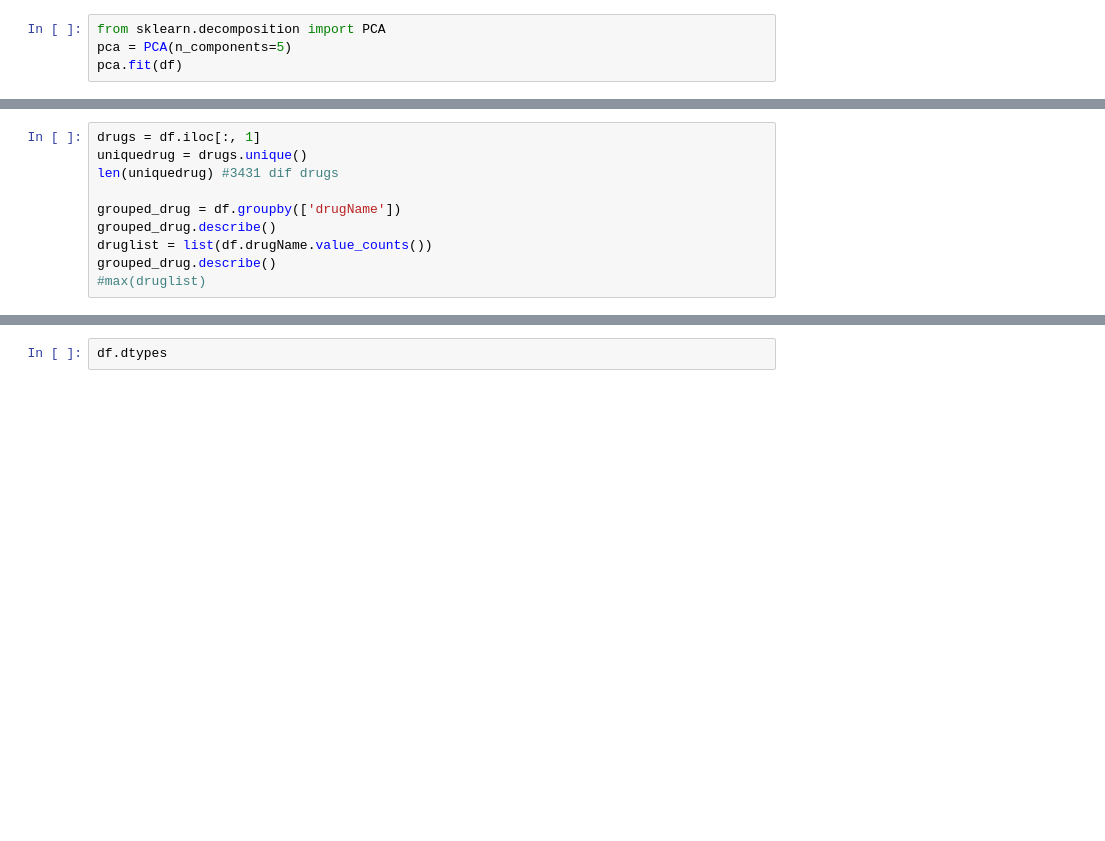
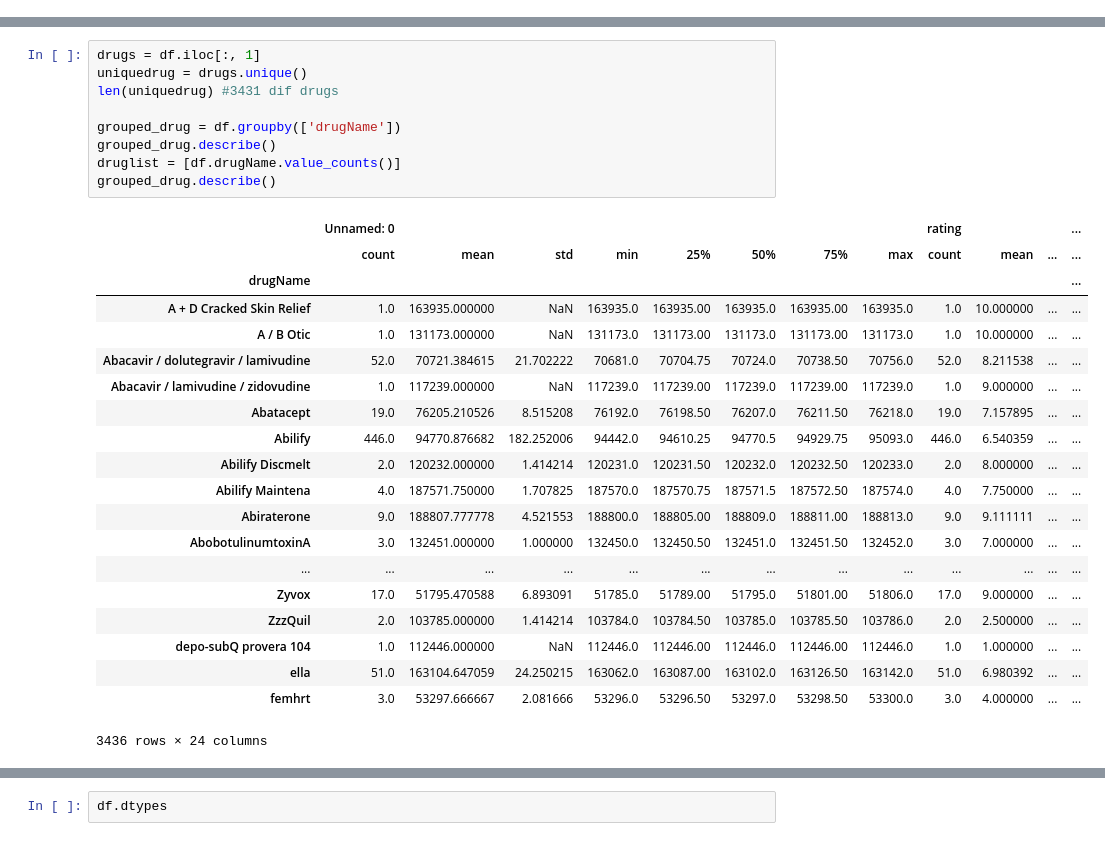
Before and after one commit to saxena-sagar/AppliedML, a Jupyter notebook: Code/PersonalisedDrug.ipynb, the cells around one changed output, grey strips where cells are left out. Cells and saved outputs as stored; diff of their text form; blank space fills up the shorter version.

```diff
--- a/Code/PersonalisedDrug.ipynb
+++ b/Code/PersonalisedDrug.ipynb
@@ -60,7 +82,3 @@ df[date] = pd.to_datetime(df[date])
-# %%
-from sklearn.decomposition import PCA
-pca = PCA(n_components=5)
-pca.fit(df)
 # %%
 conditions = df.iloc[:, 2]
 uniquecond = conditions.unique()
@@ -72,10 +111,30 @@ grouped.describe()
 # %%
 drugs = df.iloc[:, 1]
 uniquedrug = drugs.unique()
 len(uniquedrug) #3431 dif drugs
 
 grouped_drug = df.groupby(['drugName'])
 grouped_drug.describe()
-druglist = list(df.drugName.value_counts())
+druglist = [df.drugName.value_counts()]
 grouped_drug.describe()
-#max(druglist)
+# %% [output]
+|  | Unnamed: 0 |  |  |  |  |  |  |  | rating |  |  | ... |
+|  | count | mean | std | min | 25% | 50% | 75% | max | count | mean | ... | ... |
+| drugName |  |  |  |  |  |  |  |  |  |  |  | ... |
+| A + D Cracked Skin Relief | 1.0 | 163935.000000 | NaN | 163935.0 | 163935.00 | 163935.0 | 163935.00 | 163935.0 | 1.0 | 10.000000 | ... | ... |
+| A / B Otic | 1.0 | 131173.000000 | NaN | 131173.0 | 131173.00 | 131173.0 | 131173.00 | 131173.0 | 1.0 | 10.000000 | ... | ... |
+| Abacavir / dolutegravir / lamivudine | 52.0 | 70721.384615 | 21.702222 | 70681.0 | 70704.75 | 70724.0 | 70738.50 | 70756.0 | 52.0 | 8.211538 | ... | ... |
+| Abacavir / lamivudine / zidovudine | 1.0 | 117239.000000 | NaN | 117239.0 | 117239.00 | 117239.0 | 117239.00 | 117239.0 | 1.0 | 9.000000 | ... | ... |
+| Abatacept | 19.0 | 76205.210526 | 8.515208 | 76192.0 | 76198.50 | 76207.0 | 76211.50 | 76218.0 | 19.0 | 7.157895 | ... | ... |
+| Abilify | 446.0 | 94770.876682 | 182.252006 | 94442.0 | 94610.25 | 94770.5 | 94929.75 | 95093.0 | 446.0 | 6.540359 | ... | ... |
+| Abilify Discmelt | 2.0 | 120232.000000 | 1.414214 | 120231.0 | 120231.50 | 120232.0 | 120232.50 | 120233.0 | 2.0 | 8.000000 | ... | ... |
+| Abilify Maintena | 4.0 | 187571.750000 | 1.707825 | 187570.0 | 187570.75 | 187571.5 | 187572.50 | 187574.0 | 4.0 | 7.750000 | ... | ... |
+| Abiraterone | 9.0 | 188807.777778 | 4.521553 | 188800.0 | 188805.00 | 188809.0 | 188811.00 | 188813.0 | 9.0 | 9.111111 | ... | ... |
+| AbobotulinumtoxinA | 3.0 | 132451.000000 | 1.000000 | 132450.0 | 132450.50 | 132451.0 | 132451.50 | 132452.0 | 3.0 | 7.000000 | ... | ... |
+| ... | ... | ... | ... | ... | ... | ... | ... | ... | ... | ... | ... | ... |
+| Zyvox | 17.0 | 51795.470588 | 6.893091 | 51785.0 | 51789.00 | 51795.0 | 51801.00 | 51806.0 | 17.0 | 9.000000 | ... | ... |
+| ZzzQuil | 2.0 | 103785.000000 | 1.414214 | 103784.0 | 103784.50 | 103785.0 | 103785.50 | 103786.0 | 2.0 | 2.500000 | ... | ... |
+| depo-subQ provera 104 | 1.0 | 112446.000000 | NaN | 112446.0 | 112446.00 | 112446.0 | 112446.00 | 112446.0 | 1.0 | 1.000000 | ... | ... |
+| ella | 51.0 | 163104.647059 | 24.250215 | 163062.0 | 163087.00 | 163102.0 | 163126.50 | 163142.0 | 51.0 | 6.980392 | ... | ... |
+| femhrt | 3.0 | 53297.666667 | 2.081666 | 53296.0 | 53296.50 | 53297.0 | 53298.50 | 53300.0 | 3.0 | 4.000000 | ... | ... |
+3436 rows × 24 columns
```
Also changed, not shown: parts of 9 cells of this notebook.
